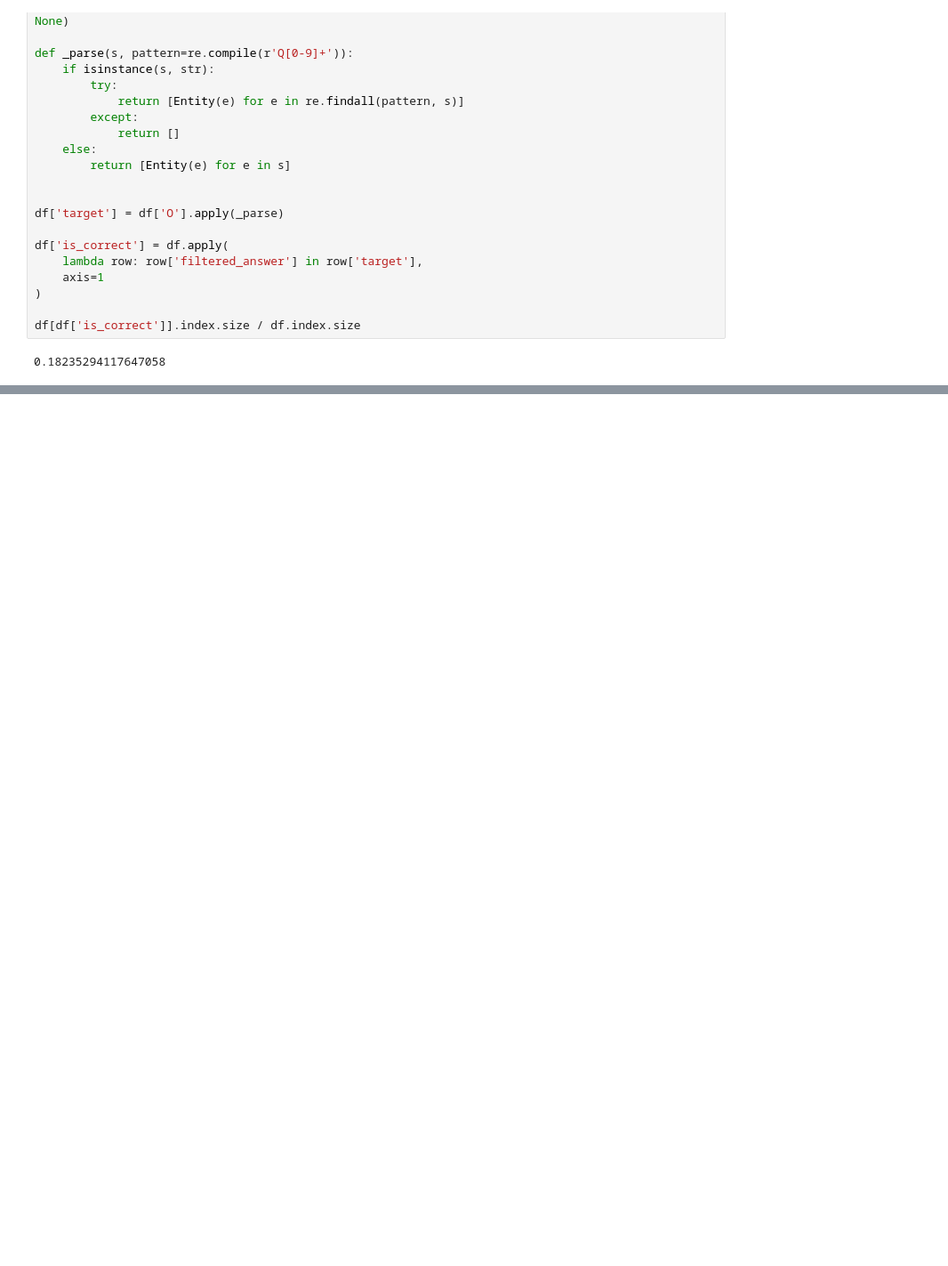
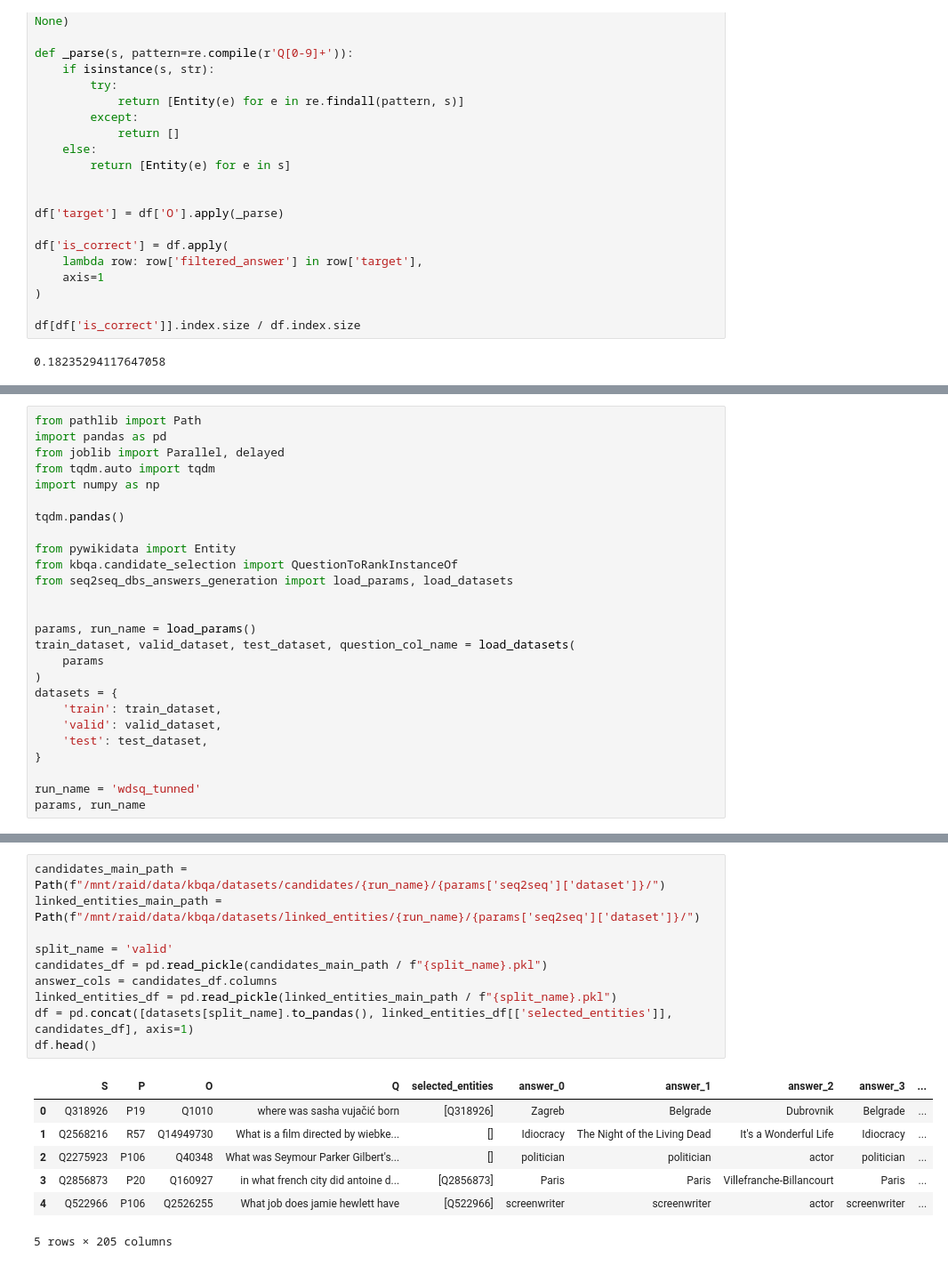
Before and after one commit to s-nlp/kbqa, a Jupyter notebook: experiments/candidates_selection_experiments/final_selection.ipynb, the cells around one changed output, grey strips where cells are left out. Shown at 89% size. Saved outputs shown, nothing was run; the diff lists cells and outputs as text; blank space fills up the shorter version.

```diff
--- a/experiments/candidates_selection_experiments/final_selection.ipynb
+++ b/experiments/candidates_selection_experiments/final_selection.ipynb
@@ -352,0 +347,26 @@ Seq2Seq answers candidates
+# %%
+from pathlib import Path
+import pandas as pd
+from joblib import Parallel, delayed
+from tqdm.auto import tqdm
+import numpy as np
+
+tqdm.pandas()
+
+from pywikidata import Entity
+from kbqa.candidate_selection import QuestionToRankInstanceOf
+from seq2seq_dbs_answers_generation import load_params, load_datasets
+
+
+params, run_name = load_params()
+train_dataset, valid_dataset, test_dataset, question_col_name = load_datasets(
+    params
+)
+datasets = {
+    'train': train_dataset,
+    'valid': valid_dataset,
+    'test': test_dataset,
+}
+
+run_name = 'wdsq_tunned'
+params, run_name
@@ -352,0 +384,18 @@ Seq2Seq answers candidates
+# %%
+candidates_main_path = Path(f"/mnt/raid/data/kbqa/datasets/candidates/{run_name}/{params['seq2seq']['dataset']}/")
+linked_entities_main_path = Path(f"/mnt/raid/data/kbqa/datasets/linked_entities/{run_name}/{params['seq2seq']['dataset']}/")
+
+split_name = 'valid'
+candidates_df = pd.read_pickle(candidates_main_path / f"{split_name}.pkl")
+answer_cols = candidates_df.columns
+linked_entities_df = pd.read_pickle(linked_entities_main_path / f"{split_name}.pkl")
+df = pd.concat([datasets[split_name].to_pandas(), linked_entities_df[['selected_entities']], candidates_df], axis=1)
+df.head()
+# %% [output]
+|  | S | P | O | Q | selected_entities | answer_0 | answer_1 | answer_2 | answer_3 | ... |
+| 0 | Q318926 | P19 | Q1010 | where was sasha vujačić born | [Q318926] | Zagreb | Belgrade | Dubrovnik | Belgrade | ... |
+| 1 | Q2568216 | R57 | Q14949730 | What is a film directed by wiebke... | [] | Idiocracy | The Night of the Living Dead | It's a Wonderful Life | Idiocracy | ... |
+| 2 | Q2275923 | P106 | Q40348 | What was Seymour Parker Gilbert's... | [] | politician | politician | actor | politician | ... |
+| 3 | Q2856873 | P20 | Q160927 | in what french city did antoine d... | [Q2856873] | Paris | Paris | Villefranche-Billancourt | Paris | ... |
+| 4 | Q522966 | P106 | Q2526255 | What job does jamie hewlett have | [Q522966] | screenwriter | screenwriter | actor | screenwriter | ... |
+5 rows × 205 columns
```
Also changed, not shown: parts of 19 cells of this notebook, 38 other files.
